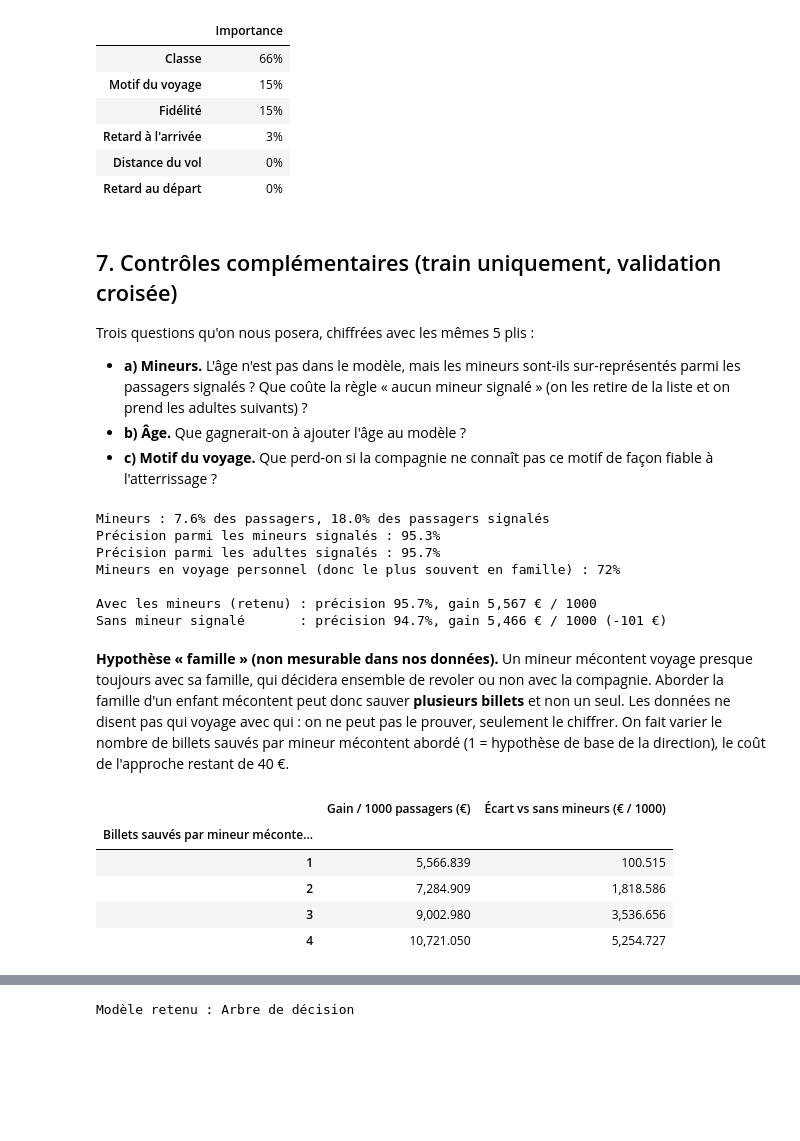
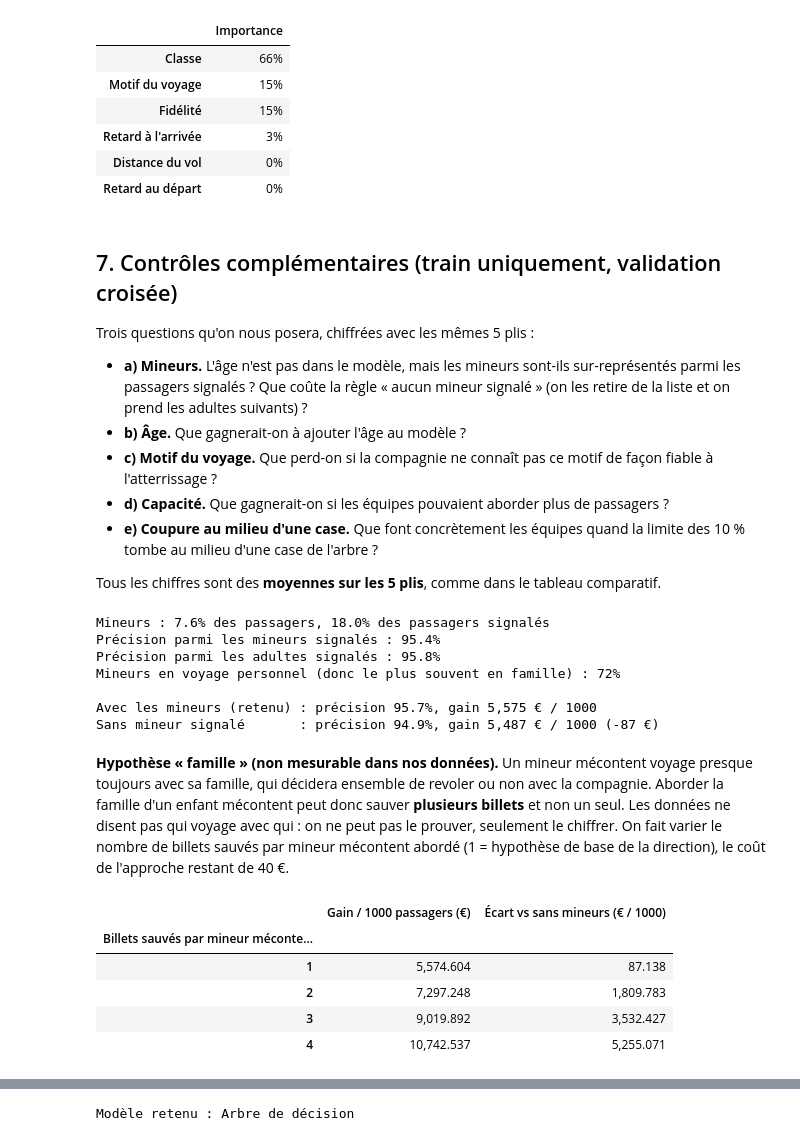
Before and after one commit to Esteban-13/rush_3, a Jupyter notebook: notebooks/04_modeles.ipynb, the cells around one changed output, grey strips where cells are left out. Drawn from its saved outputs; the diff is of its cells as text; code cells hidden in the pictures; blank space fills up the shorter version.

```diff
--- a/notebooks/04_modeles.ipynb
+++ b/notebooks/04_modeles.ipynb
@@ -83,5 +85,8 @@ Règle de référence : Voyage personnel
 # %%
-scores = {f"Règle : {meilleure_regle}": mu.REGLES[meilleure_regle](df).to_numpy()}
+scores = {
+    f"Règle : {meilleure_regle}": mu.REGLES[meilleure_regle](df).to_numpy(),
+    mu.NOM_REGLE_3_QUESTIONS: mu.regle_3_questions(df).to_numpy(),
+}
 for nom, fabrique in mu.MODELES.items():
     scores[nom] = mu.scores_hors_pli(df, y, fabrique, decoupage)
 # %% [markdown]
@@ -156,23 +173,34 @@ Trois questions qu'on nous posera, chiffrées avec les mêmes 5 plis :
 - **a) Mineurs.** L'âge n'est pas dans le modèle, mais les mineurs sont-ils sur-représentés parmi les passagers signalés ? Que coûte la règle « aucun mineur signalé » (on les retire de la liste et on prend les adultes suivants) ?
 - **b) Âge.** Que gagnerait-on à ajouter l'âge au modèle ?
 - **c) Motif du voyage.** Que perd-on si la compagnie ne connaît pas ce motif de façon fiable à l'atterrissage ?
+- **d) Capacité.** Que gagnerait-on si les équipes pouvaient aborder plus de passagers ?
+- **e) Coupure au milieu d'une case.** Que font concrètement les équipes quand la limite des 10 % tombe au milieu d'une case de l'arbre ?
+
+Tous les chiffres sont des **moyennes sur les 5 plis**, comme dans le tableau comparatif.
 # %%
-# a) Mineurs parmi les passagers signalés
+# a) Mineurs parmi les passagers signalés (moyennes sur les 5 plis)
 score_arbre = scores["Arbre de décision"]
 mineur = (df["Age"] < 18).to_numpy()
-poids = mu.selection_top(score_arbre)
-part_mineurs_signales = (poids * mineur).sum() / poids.sum()
+
+def par_pli(mesure):
+    return np.mean([mesure(val) for _, val in decoupage])
+
+def poids(val):
+    return mu.selection_top(score_arbre[val])
+
+part_mineurs_signales = par_pli(lambda v: (poids(v) * mineur[v]).sum() / poids(v).sum())
 print(f"Mineurs : {mineur.mean():.1%} des passagers, {part_mineurs_signales:.1%} des passagers signalés")
 
-# Les mineurs signalés sont-ils aussi souvent vraiment mécontents que les adultes ?
+# Les mineurs signalés sont-ils aussi souvent mécontents que les adultes ?
 for nom, groupe in [("mineurs", mineur), ("adultes", ~mineur)]:
-    print(f"Précision parmi les {nom} signalés : {(poids * groupe * y).sum() / (poids * groupe).sum():.1%}")
+    precision = par_pli(lambda v: (poids(v) * groupe[v] * y[v]).sum() / (poids(v) * groupe[v]).sum())
+    print(f"Précision parmi les {nom} signalés : {precision:.1%}")
 print(f"Mineurs en voyage personnel (donc le plus souvent en famille) : "
       f"{(df.loc[mineur, 'Type of Travel'] == 'Personal Travel').mean():.0%}")
 
 # Comparaison : garder les mineurs (choix retenu) ou les retirer de la liste
-avec_mineurs = mu.evaluer(y, score_arbre)
-sans_mineurs = mu.evaluer(y, np.where(mineur, -1, score_arbre))
+avec_mineurs = mu.cv(y, score_arbre, decoupage).mean()
+sans_mineurs = mu.cv(y, np.where(mineur, -1, score_arbre), decoupage).mean()
 print(f"\nAvec les mineurs (retenu) : précision {avec_mineurs['Précision top 10 %']:.1%}, "
       f"gain {avec_mineurs['Gain / 1000 passagers (€)']:,.0f} € / 1000")
 print(f"Sans mineur signalé       : précision {sans_mineurs['Précision top 10 %']:.1%}, "
@@ -180,34 +208,35 @@ print(f"Sans mineur signalé       : précision {sans_mineurs['Précision top 10
       f"({sans_mineurs['Gain / 1000 passagers (€)'] - avec_mineurs['Gain / 1000 passagers (€)']:+,.0f} €)")
 # %% [output]
 Mineurs : 7.6% des passagers, 18.0% des passagers signalés
-Précision parmi les mineurs signalés : 95.3%
-Précision parmi les adultes signalés : 95.7%
+Précision parmi les mineurs signalés : 95.4%
+Précision parmi les adultes signalés : 95.8%
 Mineurs en voyage personnel (donc le plus souvent en famille) : 72%
 
-Avec les mineurs (retenu) : précision 95.7%, gain 5,567 € / 1000
-Sans mineur signalé       : précision 94.7%, gain 5,466 € / 1000 (-101 €)
+Avec les mineurs (retenu) : précision 95.7%, gain 5,575 € / 1000
+Sans mineur signalé       : précision 94.9%, gain 5,487 € / 1000 (-87 €)
 # %% [markdown]
 **Hypothèse « famille » (non mesurable dans nos données).** Un mineur mécontent voyage presque toujours avec sa famille, qui décidera ensemble de revoler ou non avec la compagnie. Aborder la famille d'un enfant mécontent peut donc sauver **plusieurs billets** et non un seul. Les données ne disent pas qui voyage avec qui : on ne peut pas le prouver, seulement le chiffrer. On fait varier le nombre de billets sauvés par mineur mécontent abordé (1 = hypothèse de base de la direction), le coût de l'approche restant de 40 €.
 # %%
 def gain_famille(billets):
-    valeur = np.where(mineur, billets, 1) * config.GAIN_VRAI_INSATISFAIT
-    gain = (poids * (y * valeur - config.COUT_APPROCHE)).sum()
-    return gain / len(y) * 1000
+    def gain_pli(v):
+        valeur = np.where(mineur[v], billets, 1) * config.GAIN_VRAI_INSATISFAIT
+        return (poids(v) * (y[v] * valeur - config.COUT_APPROCHE)).sum() / len(v) * 1000
+    return par_pli(gain_pli)
 
 famille = pd.DataFrame({
     "Billets sauvés par mineur mécontent abordé": [1, 2, 3, 4],
     "Gain / 1000 passagers (€)": [gain_famille(k) for k in [1, 2, 3, 4]],
 }).set_index("Billets sauvés par mineur mécontent abordé")
 famille["Écart vs sans mineurs (€ / 1000)"] = famille["Gain / 1000 passagers (€)"] - sans_mineurs["Gain / 1000 passagers (€)"]
 famille.to_csv(RESULTATS / "04_mineurs_hypothese_famille.csv")
 famille
 # %% [output]
 |  | Gain / 1000 passagers (€) | Écart vs sans mineurs (€ / 1000) |
 | Billets sauvés par mineur méconte... |  |  |
-| 1 | 5,566.839 | 100.515 |
-| 2 | 7,284.909 | 1,818.586 |
-| 3 | 9,002.980 | 3,536.656 |
-| 4 | 10,721.050 | 5,254.727 |
+| 1 | 5,574.604 | 87.138 |
+| 2 | 7,297.248 | 1,809.783 |
+| 3 | 9,019.892 | 3,532.427 |
+| 4 | 10,742.537 | 5,255.071 |
 # %%
 # b) et c) Variantes de l'arbre (mêmes réglages, autres variables)
 variantes = {
```
Also changed, not shown: parts of 10 cells of this notebook, 8 other files.
